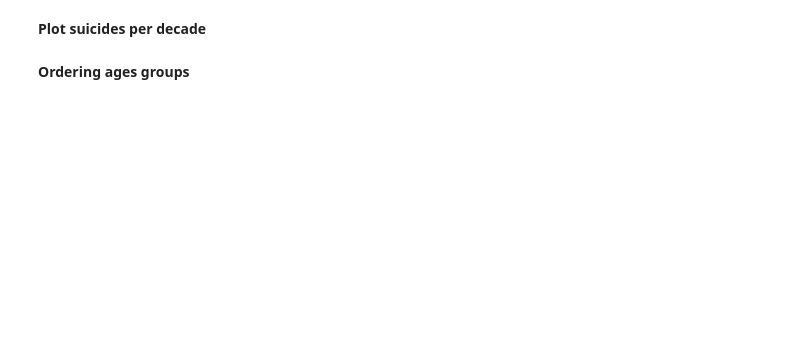
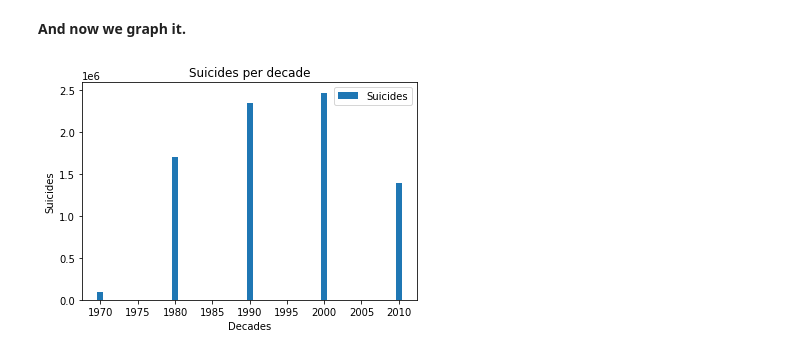
Before and after one commit to panmenor/WHO-Suicide-Basic-EDA-Kaggle, a Jupyter notebook: who-suicide-basic-eda.ipynb, the cells around one changed output. Drawn from its saved outputs; the diff is of its cells as text; code cells hidden in the pictures; blank space fills up the shorter version.

```diff
--- a/who-suicide-basic-eda.ipynb
+++ b/who-suicide-basic-eda.ipynb
@@ -61,3 +158,3 @@ plt.show()
 # %%
-timeline = df.groupby("decade").sum("suicides_no")
-timeline
+s_t_decades = df.groupby("decade").sum("suicides_no")
+s_t_decades
@@ -64,13 +169,11 @@ timeline
-# %% [markdown]
-**Plot suicides per decade**
+# %% [markdown]
+**And now we graph it.**
 # %%
-decades = df["decade"]
-suicides_nbr = df["suicides_no"]
-plt.bar(timeline.index, timeline["suicides_no"].values, label="Suicides")
+plt.bar(s_t_decades.index, s_t_decades["suicides_no"].values, label="Suicides")
 plt.title("Suicides per decade")
 plt.xlabel("Decades")
 plt.ylabel("Suicides")
 plt.legend()
 plt.show()
+# %% [output]
+[figure, added]
-# %% [markdown]
-**Ordering ages groups**
```
Also changed, not shown: parts of 48 cells of this notebook.
